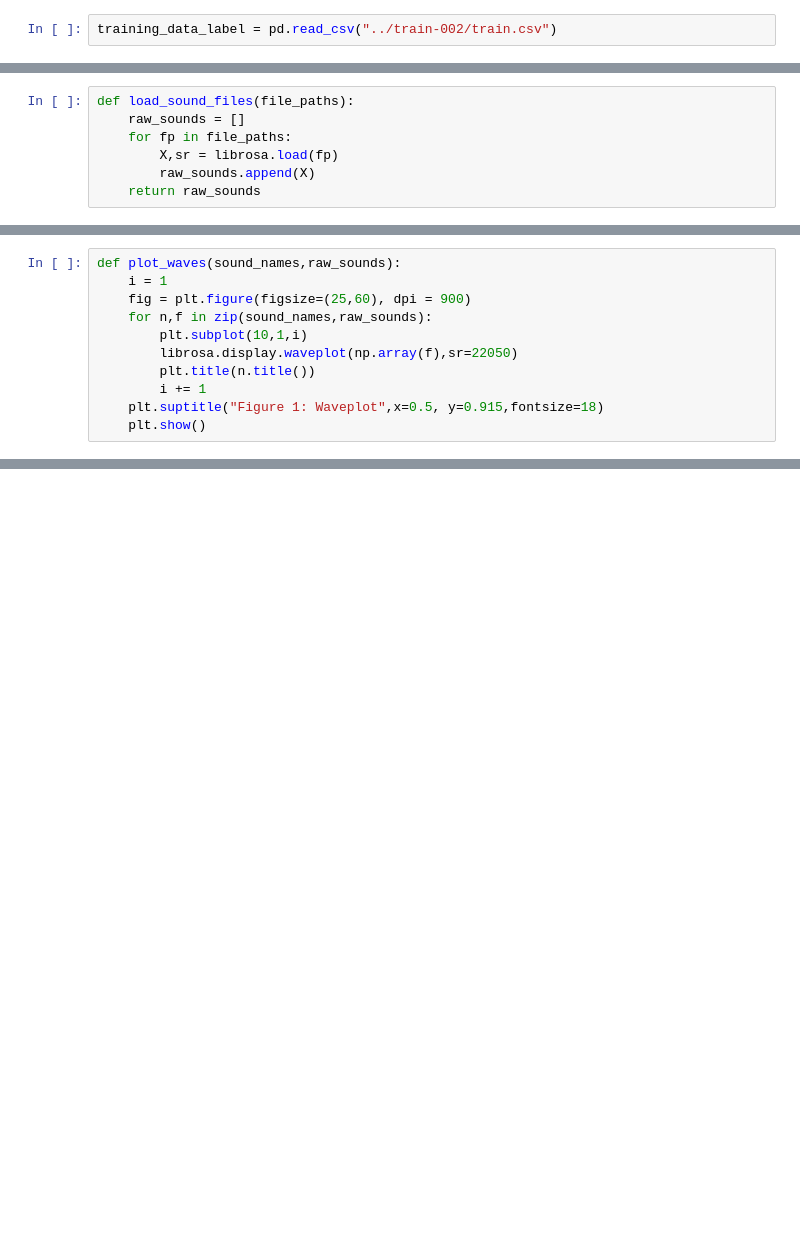
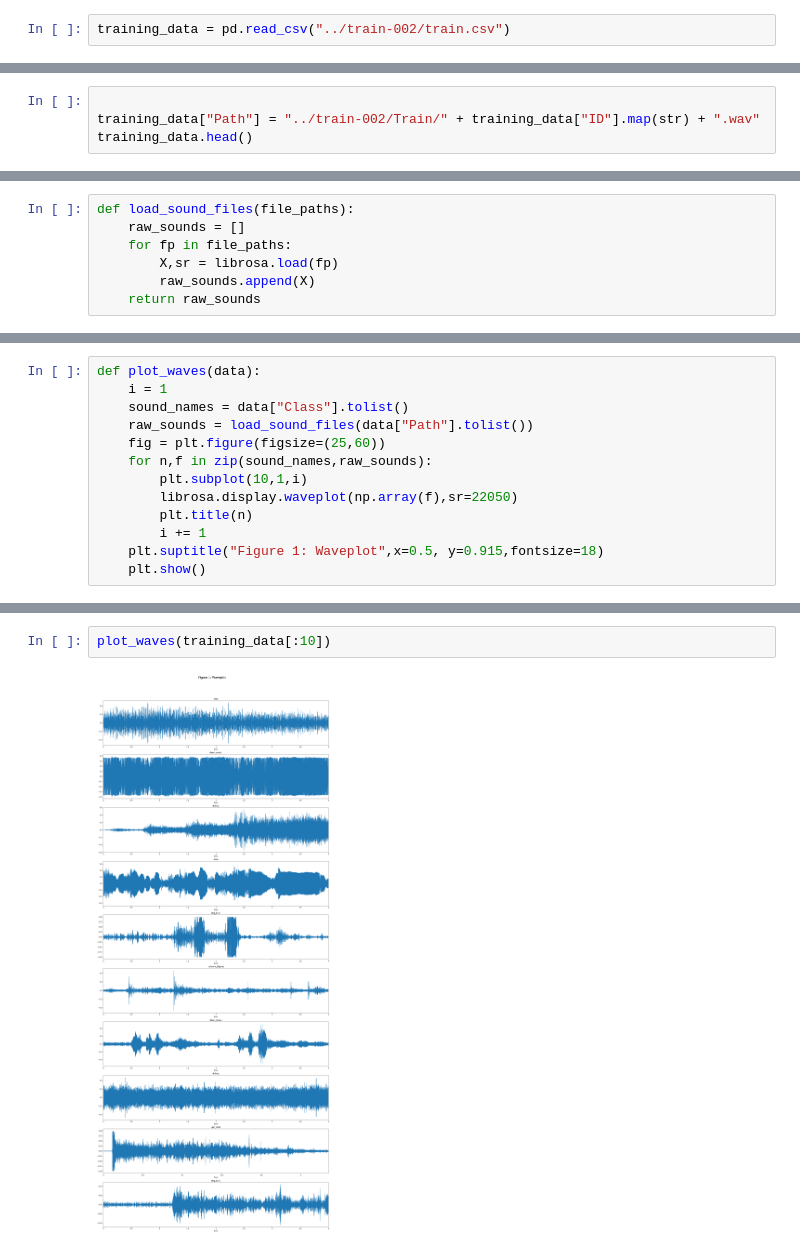
Before and after one commit to karun-r/audio-analysis, a Jupyter notebook: audio-analysis.ipynb, the cells around one changed output, grey strips where cells are left out. Drawn from its saved outputs; the diff is of its cells as text; blank space fills up the shorter version.

```diff
--- a/audio-analysis.ipynb
+++ b/audio-analysis.ipynb
@@ -12,2 +12,2 @@ os.chdir("/Users/karun/Library/Mobile Documents/com~apple~CloudDocs/Code/audio/n
 # %%
-training_data_label = pd.read_csv("../train-002/train.csv")
+training_data = pd.read_csv("../train-002/train.csv")
@@ -22,0 +14,4 @@ training_data_label.head()
+# %%
+
+training_data["Path"] = "../train-002/Train/" + training_data["ID"].map(str) + ".wav"
+training_data.head()
@@ -32,11 +32,13 @@ file_path = ["../train-002/Train/100.wav"]
 # %%
-def plot_waves(sound_names,raw_sounds):
+def plot_waves(data):
     i = 1
-    fig = plt.figure(figsize=(25,60), dpi = 900)
+    sound_names = data["Class"].tolist()
+    raw_sounds = load_sound_files(data["Path"].tolist())
+    fig = plt.figure(figsize=(25,60))
     for n,f in zip(sound_names,raw_sounds):
         plt.subplot(10,1,i)
         librosa.display.waveplot(np.array(f),sr=22050)
-        plt.title(n.title())
+        plt.title(n)
         i += 1
     plt.suptitle("Figure 1: Waveplot",x=0.5, y=0.915,fontsize=18)
     plt.show()
@@ -47,0 +45,4 @@ plot_waves(["100"],load_sound_files(file_path))
+# %%
+plot_waves(training_data[:10])
+# %% [output]
+[figure, added]
```
Also changed, not shown: parts of 6 cells of this notebook.
